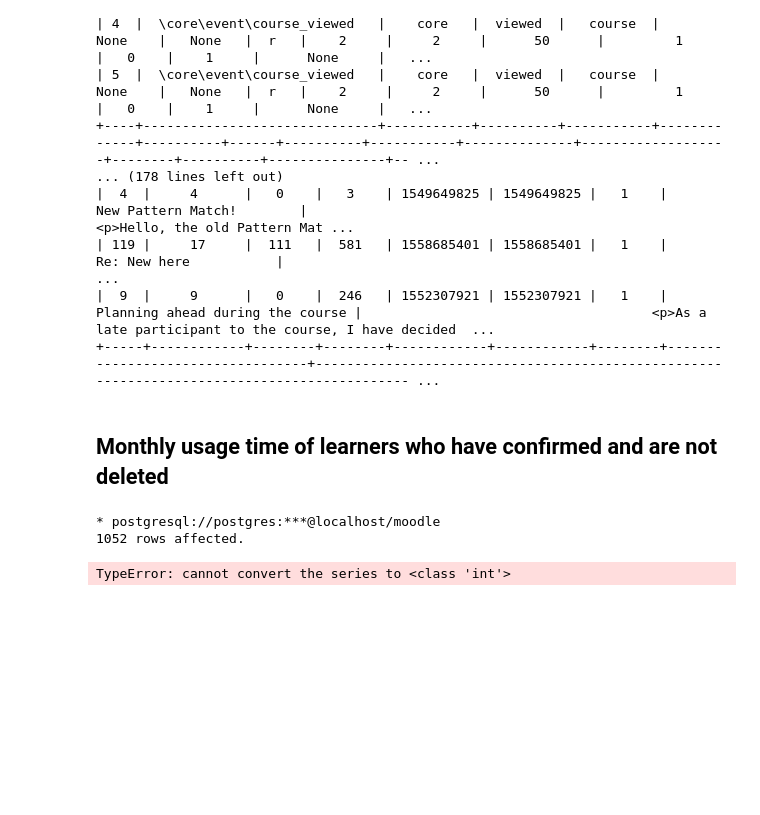
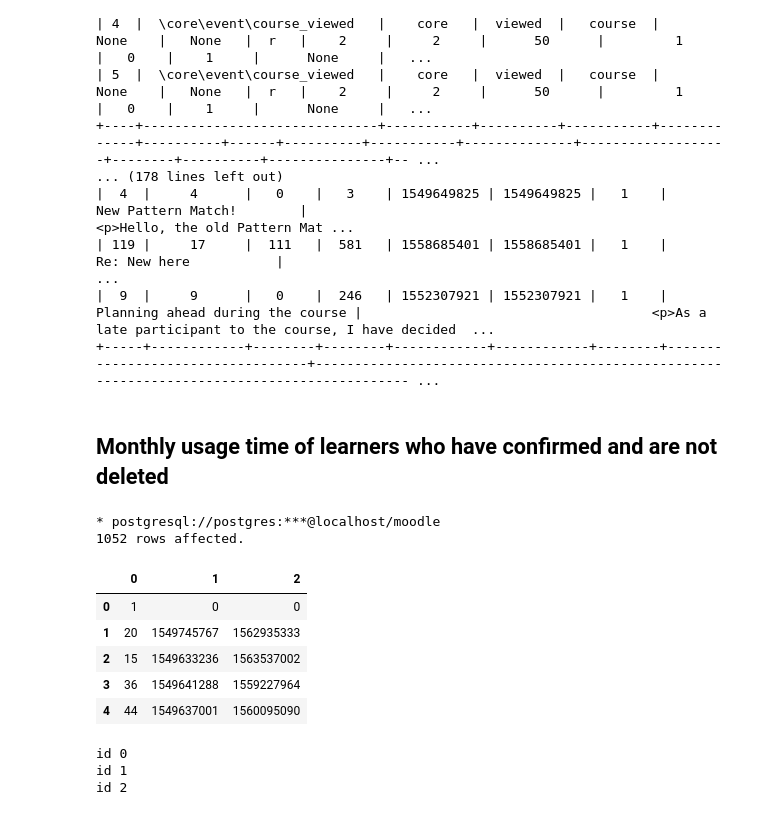
Before and after one commit to kenmbelenzi/Moodle-Log-Analysis, a Jupyter notebook: proj.ipynb, the cells around one changed output. Cells and saved outputs as stored; diff of their text form; code cells hidden in the pictures; blank space fills up the shorter version.

```diff
--- a/proj.ipynb
+++ b/proj.ipynb
@@ -155,9 +155,21 @@ dta = pd.DataFrame(usage)
 # %% [output]
 * postgresql://postgres:***@localhost/moodle
 1052 rows affected.
+# %%
+dta.head(
+)
+# %% [output]
+|  | 0 | 1 | 2 |
+| 0 | 1 | 0 | 0 |
+| 1 | 20 | 1549745767 | 1562935333 |
+| 2 | 15 | 1549633236 | 1563537002 |
+| 3 | 36 | 1549641288 | 1559227964 |
+| 4 | 44 | 1549637001 | 1560095090 |
 # %%
-for row in dta.head(10):
-    time = time.fromtimestamp(dta[1])
-    print(time)
+for row in dta.head(2):
+    #time = date.fromtimestamp(dta[1])
+    print('id':  row)
 # %% [output]
-TypeError: cannot convert the series to <class 'int'>
+id 0
+id 1
+id 2
```
Also changed, not shown: parts of 3 cells of this notebook.
